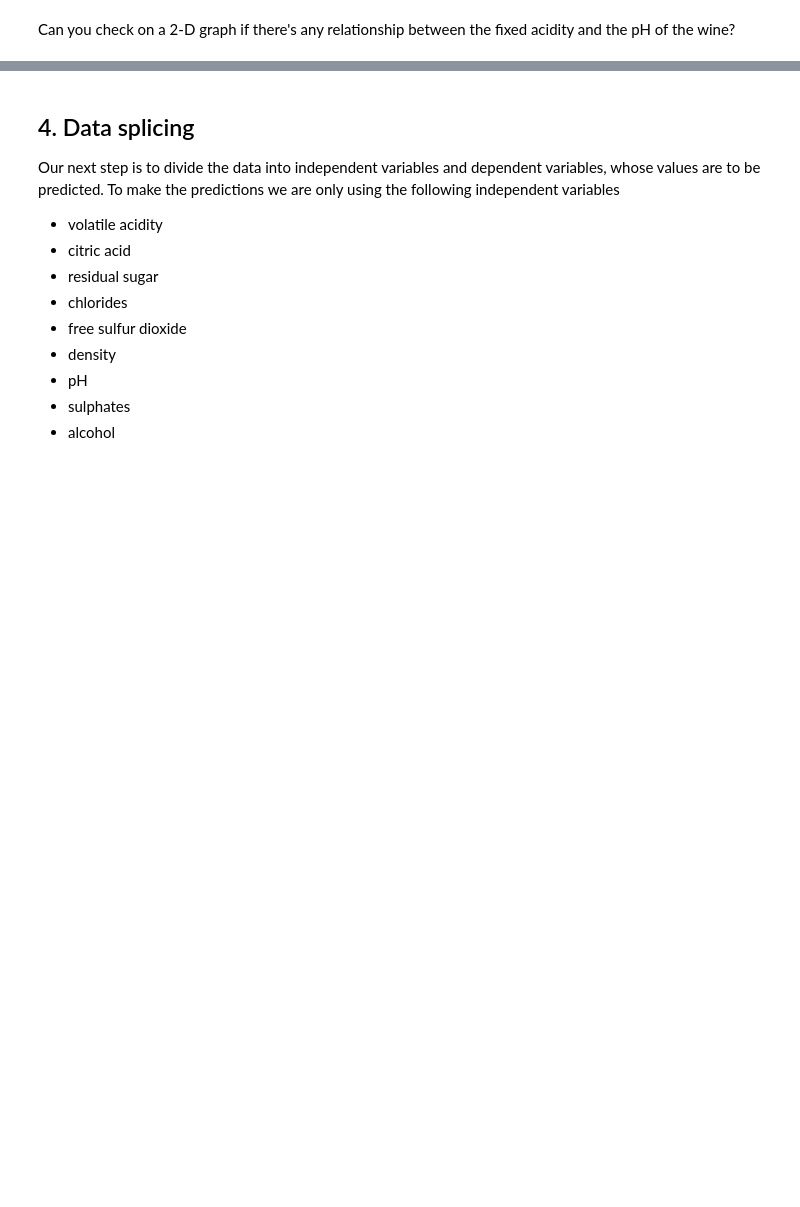
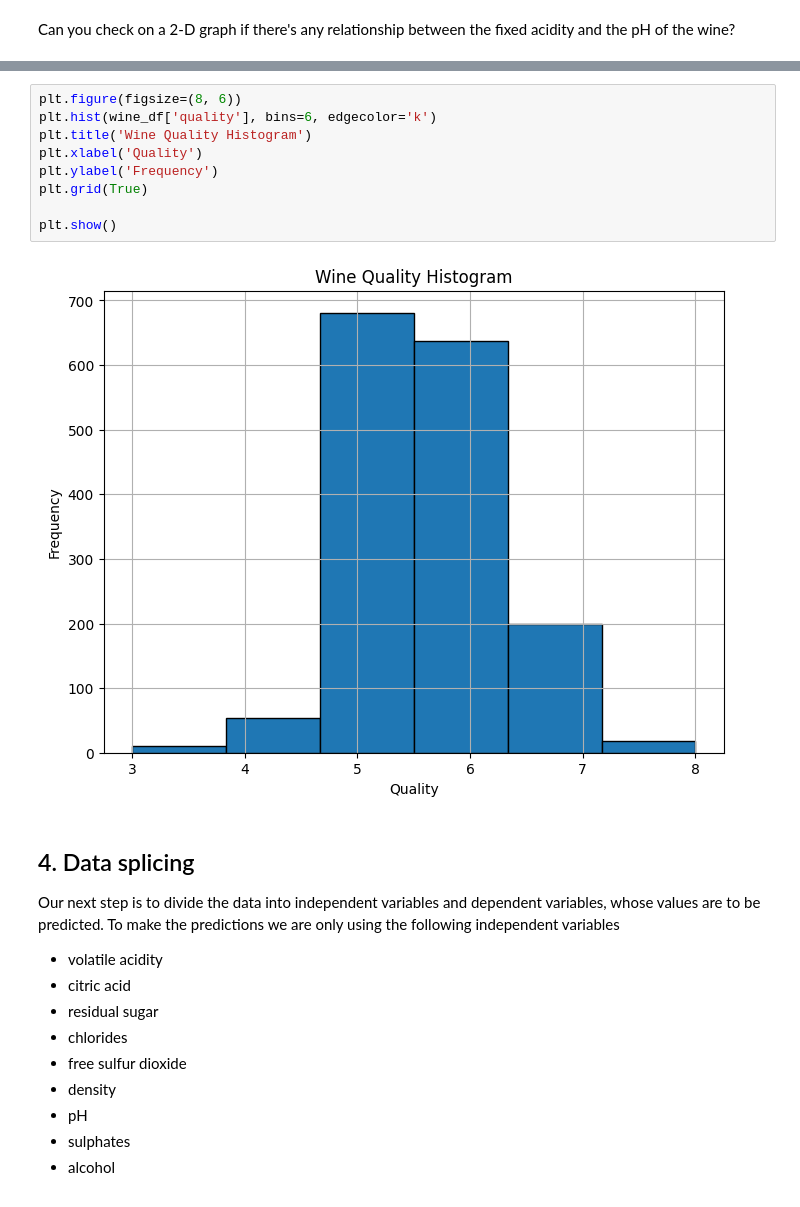
Before and after one commit to kieran31415/AI, a Jupyter notebook: 07. ML - Linear Regression/5. Vinho Verde.ipynb, the cells around one changed output, grey strips where cells are left out. Saved outputs shown, nothing was run; the diff lists cells and outputs as text; blank space fills up the shorter version.

```diff
--- a/07. ML - Linear Regression/5. Vinho Verde.ipynb
+++ b/07. ML - Linear Regression/5. Vinho Verde.ipynb
@@ -126,3 +119,14 @@ Let’s check the quality of the wines. Create a histogram. What qualities occur
+# %%
+plt.figure(figsize=(8, 6))
+plt.hist(wine_df['quality'], bins=6, edgecolor='k')
+plt.title('Wine Quality Histogram')
+plt.xlabel('Quality')
+plt.ylabel('Frequency')
+plt.grid(True)
+
+plt.show()
+# %% [output]
+[figure, added]
 # %% [markdown]
 ## 4. Data splicing
 
```
Also changed, not shown: parts of 13 cells of this notebook.
